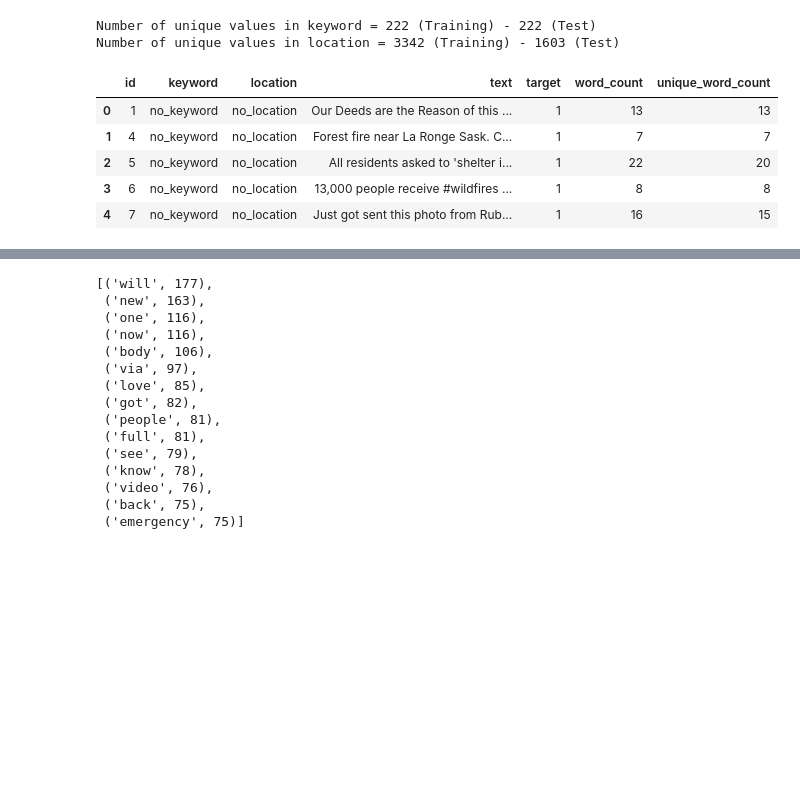
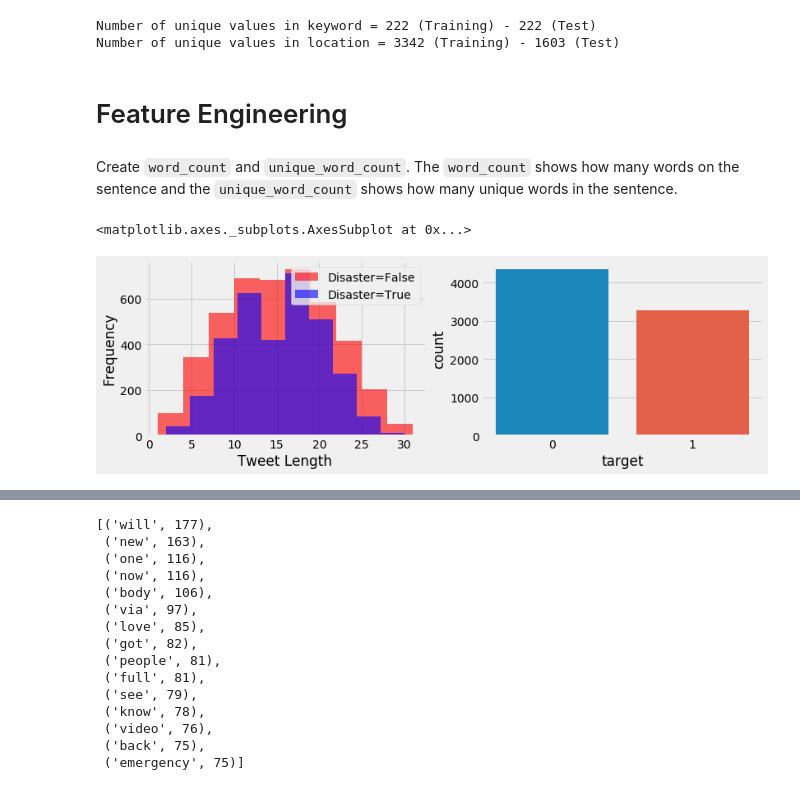
Before and after one commit to fares-ds/Real-or-Not-NLP-with-Disaster-Tweets, a Jupyter notebook: Disaster_Or_Not_Kaggle_Competition.ipynb, the cells around one changed output, grey strips where cells are left out. Saved outputs shown, nothing was run; the diff lists cells and outputs as text; code cells hidden in the pictures; blank space fills up the shorter version.

```diff
--- a/Disaster_Or_Not_Kaggle_Competition.ipynb
+++ b/Disaster_Or_Not_Kaggle_Competition.ipynb
@@ -87,15 +80,26 @@ Number of unique values in location = 3342 (Training) - 1603 (Test)
+# %% [markdown]
+# Feature Engineering
+# %% [markdown]
+Create `word_count` and `unique_word_count`. The `word_count` shows how many words on the sentence and the `unique_word_count` shows how many unique words in the sentence.
 # %%
 train['word_count'] = train['text'].apply(lambda x: len(str(x).split()))
 test['word_count'] = test['text'].apply(lambda x: len(str(x).split()))
 
 train['unique_word_count'] = train['text'].apply(lambda x: len(set(str(x).split())))
 test['unique_word_count'] = test['text'].apply(lambda x: len(set(str(x).split())))
-# %%
-train.head()
-# %% [output]
-|  | id | keyword | location | text | target | word_count | unique_word_count |
-| 0 | 1 | no_keyword | no_location | Our Deeds are the Reason of this ... | 1 | 13 | 13 |
-| 1 | 4 | no_keyword | no_location | Forest fire near La Ronge Sask. C... | 1 | 7 | 7 |
-| 2 | 5 | no_keyword | no_location | All residents asked to 'shelter i... | 1 | 22 | 20 |
-| 3 | 6 | no_keyword | no_location | 13,000 people receive #wildfires ... | 1 | 8 | 8 |
-| 4 | 7 | no_keyword | no_location | Just got sent this photo from Rub... | 1 | 16 | 15 |
+# %%
+plt.figure(figsize=(12, 8))
+
+plt.subplot(2, 2, 1)
+train[train.target==0].word_count.plot(kind='hist', color='red',
+                                       label='Disaster=False', alpha=0.6)
+train[train.target==1].word_count.plot(kind='hist', color='blue',
+                                       label='Disaster=True', alpha=0.6)
+plt.legend()
+plt.xlabel("Tweet Length")
+
+plt.subplot(2, 2, 2)
+sns.countplot('target', data=train)
+# %% [output]
+<matplotlib.axes._subplots.AxesSubplot at 0x...>
+[figure, added]
```
Also changed, not shown: parts of 15 cells of this notebook.
